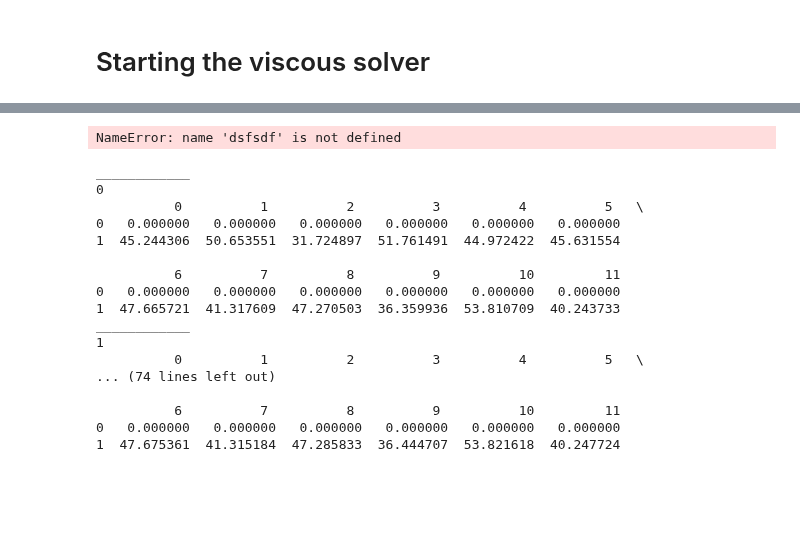
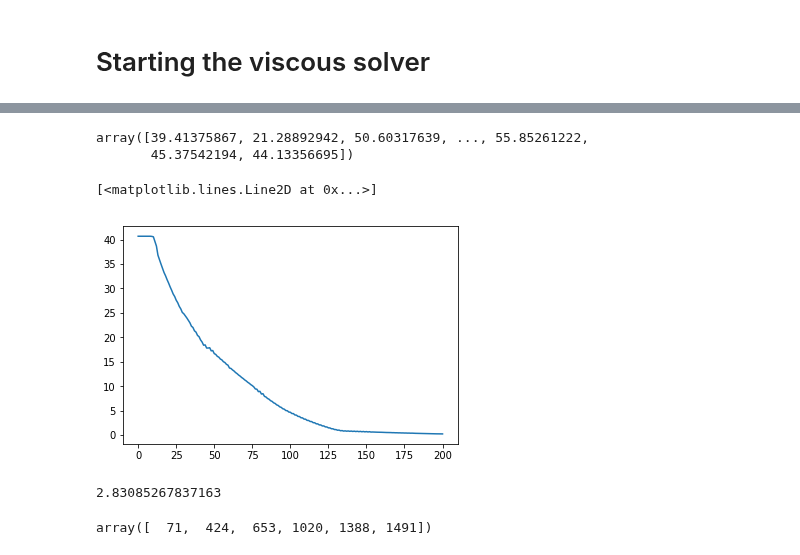
Before and after one commit to suzannelab/polarity, a Jupyter notebook: notebooks/BasicTissueApoptosisSuperEgg-ProbaApoptosis-OneFold-ViscousSolver.ipynb, the cells around one changed output, grey strips where cells are left out. Saved outputs shown, nothing was run; the diff lists cells and outputs as text; code cells hidden in the pictures; blank space fills up the shorter version.

```diff
--- a/notebooks/BasicTissueApoptosisSuperEgg-ProbaApoptosis-OneFold-ViscousSolver.ipynb
+++ b/notebooks/BasicTissueApoptosisSuperEgg-ProbaApoptosis-OneFold-ViscousSolver.ipynb
@@ -166,6 +158,9 @@ backupSheet2 = sheet.copy()
 # %% [markdown]
 # Starting the viscous solver
 # %%
+# il faut faire les initialisations du manager et
+# du solver plutôt dans run sim pour repartir sur de bonne base à chaque fois
+"""
 # Initiate manager
 manager = EventManager('face')
 
@@ -179,4 +174,4 @@ solver = EulerSolver(
     )
 
 manager.update()
-sheet.vert_df['viscosity'] = 0.1
+sheet.vert_df['viscosity'] = 0.1"""
@@ -306,4 +321,0 @@ Duree totale d execution :
-# %%
-dsfsdf
-# %% [output]
-NameError: name 'dsfsdf' is not defined
@@ -312,29 +322,28 @@ solver_out.history.retrieve(40)
+# %%
+sheet_ = solver_out.history.retrieve(119*0.1)
+sheet_.face_df.area.unique()
+# %% [output]
+array([39.41375867, 21.28892942, 50.60317639, ..., 55.85261222,
+       45.37542194, 44.13356695])
 # %%
 sheet_ = solver_out.history.retrieve(0)
-previous =sheet_.face_df[sheet_.face_df.apoptosis == 1].area
-
+sept_area=[]
+dt = 0.1
+t=0
 for i in range (solver_out.history.time_stamps.shape[0]):
-    sheet_ = solver_out.history.retrieve(i)
-    print('____________')
-    print(i)
-    current = sheet_.face_df[sheet_.face_df.apoptosis == 1].area
-    print(pd.DataFrame([(previous-current).values, current.values]))
-    previous = current
+    sheet_ = solver_out.history.retrieve(t)
+    sept_area.append(sheet_.face_df.loc[1491, 'area'])
+    t+=dt
-# %% [output]
-____________
-0
-          0          1          2          3          4          5   \
-0   0.000000   0.000000   0.000000   0.000000   0.000000   0.000000
-1  45.244306  50.653551  31.724897  51.761491  44.972422  45.631554
-
-          6          7          8          9          10         11
-0   0.000000   0.000000   0.000000   0.000000   0.000000   0.000000
-1  47.665721  41.317609  47.270503  36.359936  53.810709  40.243733
-____________
-1
-          0          1          2          3          4          5   \
-... (74 lines left out)
-
-          6          7          8          9          10         11
-0   0.000000   0.000000   0.000000   0.000000   0.000000   0.000000
-1  47.675361  41.315184  47.285833  36.444707  53.821618  40.247724
+# %%
+plt.plot(sept_area)
+# %% [output]
+[<matplotlib.lines.Line2D at 0x...>]
+[figure, added]
+# %%
+t=10
+phi_min = -t*max(np.abs(sheet.face_df.phi))/120+max(np.abs(sheet.face_df.phi))
+print(phi_min)
+sheet.face_df[(np.abs(sheet.face_df.phi)>phi_min) & (sheet.face_df.apoptosis>0)].index.values
+# %% [output]
+2.83085267837163
+array([  71,  424,  653, 1020, 1388, 1491])
```
Also changed, not shown: parts of 15 cells of this notebook, 3 other files.
